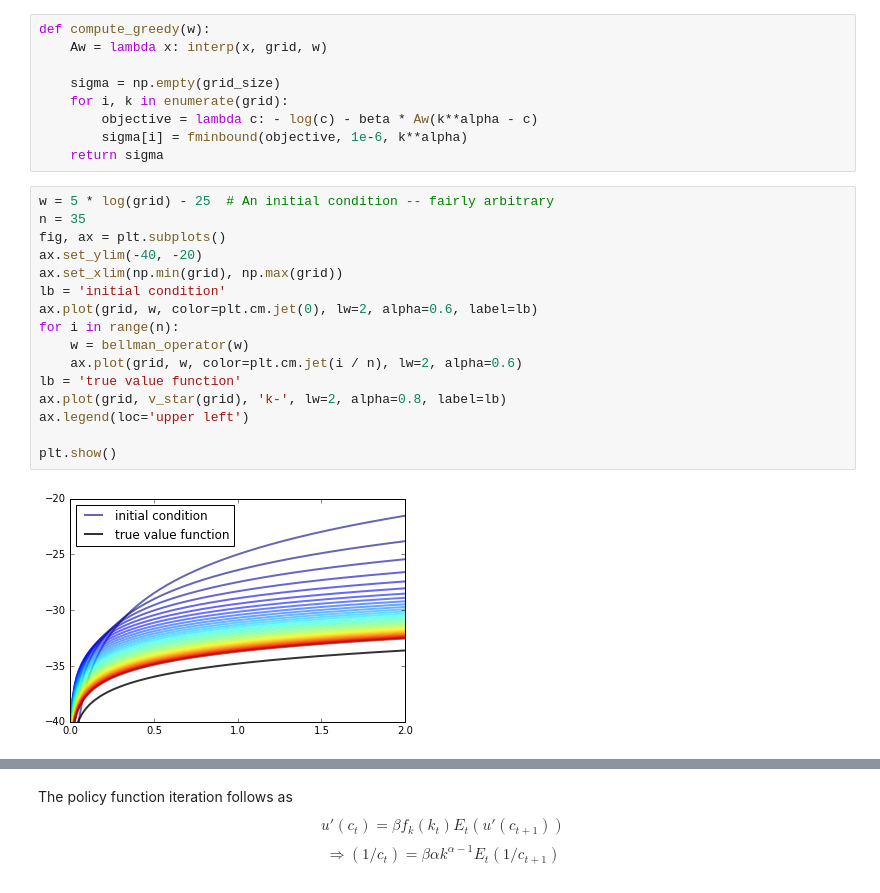
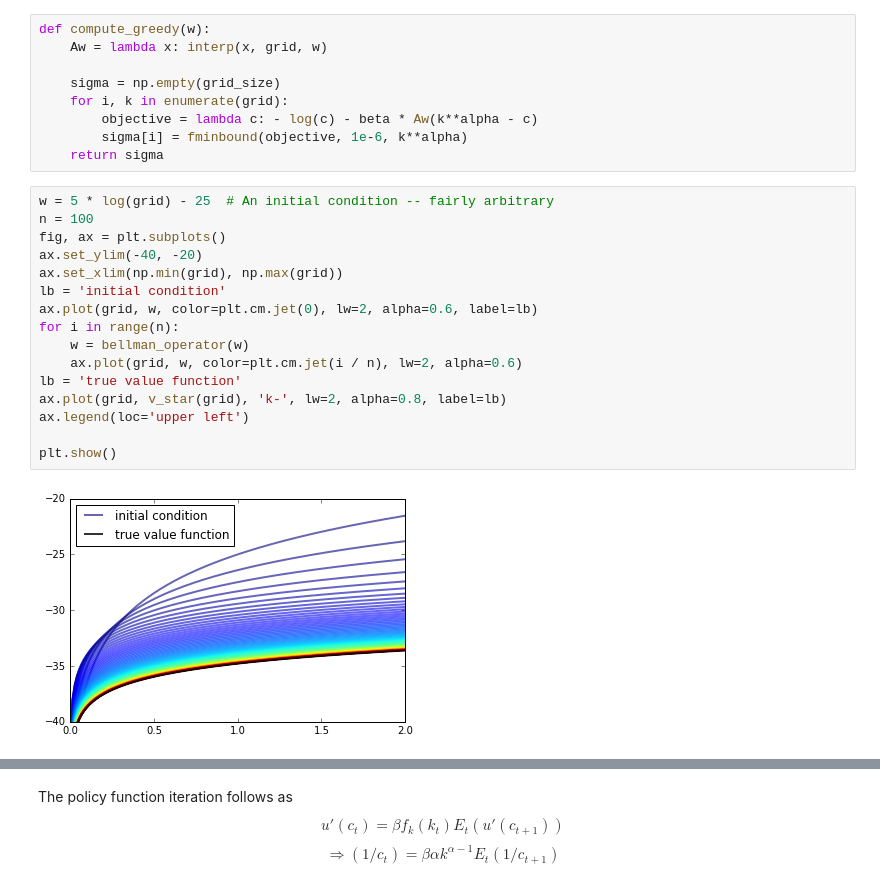
Before and after one commit to shizejin/theory16HW, a Jupyter notebook: Dynamic Programming.ipynb, the cells around one changed output, grey strips where cells are left out. Saved outputs shown, nothing was run; the diff lists cells and outputs as text.

```diff
--- a/Dynamic Programming.ipynb
+++ b/Dynamic Programming.ipynb
@@ -56,22 +95,22 @@ def compute_greedy(w):
     return sigma
 # %%
 w = 5 * log(grid) - 25  # An initial condition -- fairly arbitrary
-n = 35
+n = 100
 fig, ax = plt.subplots()
 ax.set_ylim(-40, -20)
 ax.set_xlim(np.min(grid), np.max(grid))
 lb = 'initial condition'
 ax.plot(grid, w, color=plt.cm.jet(0), lw=2, alpha=0.6, label=lb)
 for i in range(n):
     w = bellman_operator(w)
     ax.plot(grid, w, color=plt.cm.jet(i / n), lw=2, alpha=0.6)
 lb = 'true value function'
 ax.plot(grid, v_star(grid), 'k-', lw=2, alpha=0.8, label=lb)
 ax.legend(loc='upper left')
 
 plt.show()
 # %% [output]
-[figure, old version]
+[figure, new version]
 # %%
 alpha, beta = 0.65, 0.95
 true_sigma = (1 - alpha * beta) * grid**alpha
```
Also changed, not shown: parts of 5 cells of this notebook.
